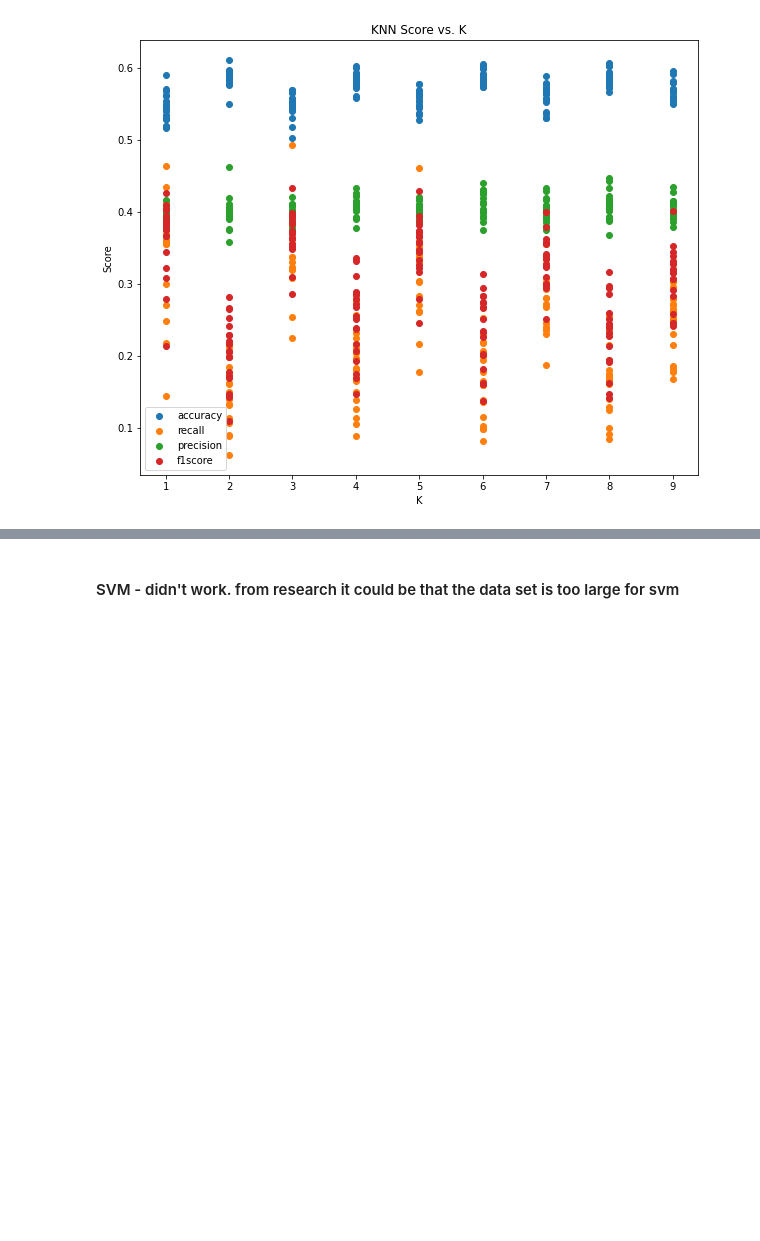
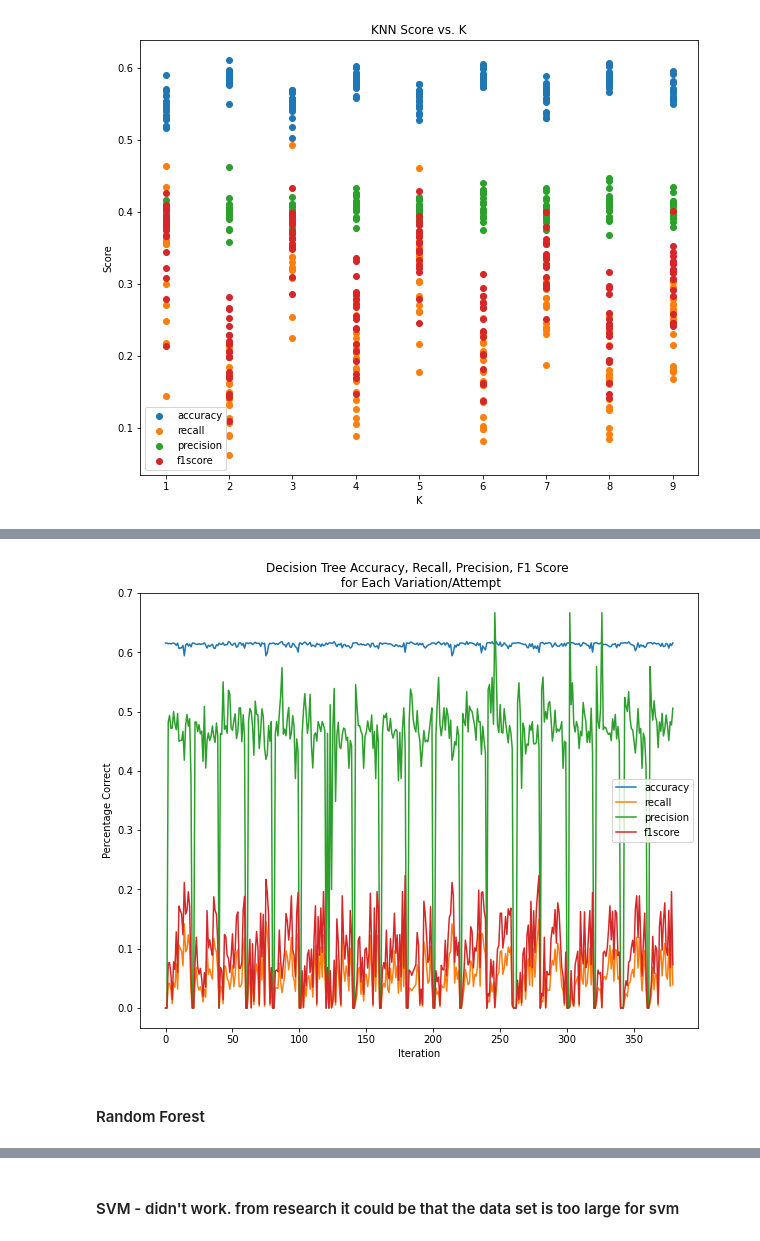
Before and after one commit to rmartino217/CodeAcademy-Build-a-Machine-Learning-Model-with-Python, a Jupyter notebook: Capstone.ipynb, the cells around one changed output, grey strips where cells are left out. Cells and saved outputs as stored; diff of their text form; code cells hidden in the pictures; blank space fills up the shorter version.

```diff
--- a/Capstone.ipynb
+++ b/Capstone.ipynb
@@ -1028,0 +1172,15 @@ plt.show()
+# %%
+plt.figure(figsize=(10,8))
+plt.plot(range(len(scores)),scores)
+plt.plot(range(len(recall_list)),recall_list)
+plt.plot(range(len(precision_list)),precision_list)
+plt.plot(range(len(f1score_list)),f1score_list)
+plt.legend(['accuracy','recall','precision','f1score'])
+plt.xlabel('Iteration')
+plt.ylabel('Percentage Correct')
+plt.title('Decision Tree Accuracy, Recall, Precision, F1 Score \n for Each Variation/Attempt')
+plt.show()
+# %% [output]
+[figure, added]
+# %% [markdown]
+#### Random Forest
```
Also changed, not shown: parts of 21 cells of this notebook.
